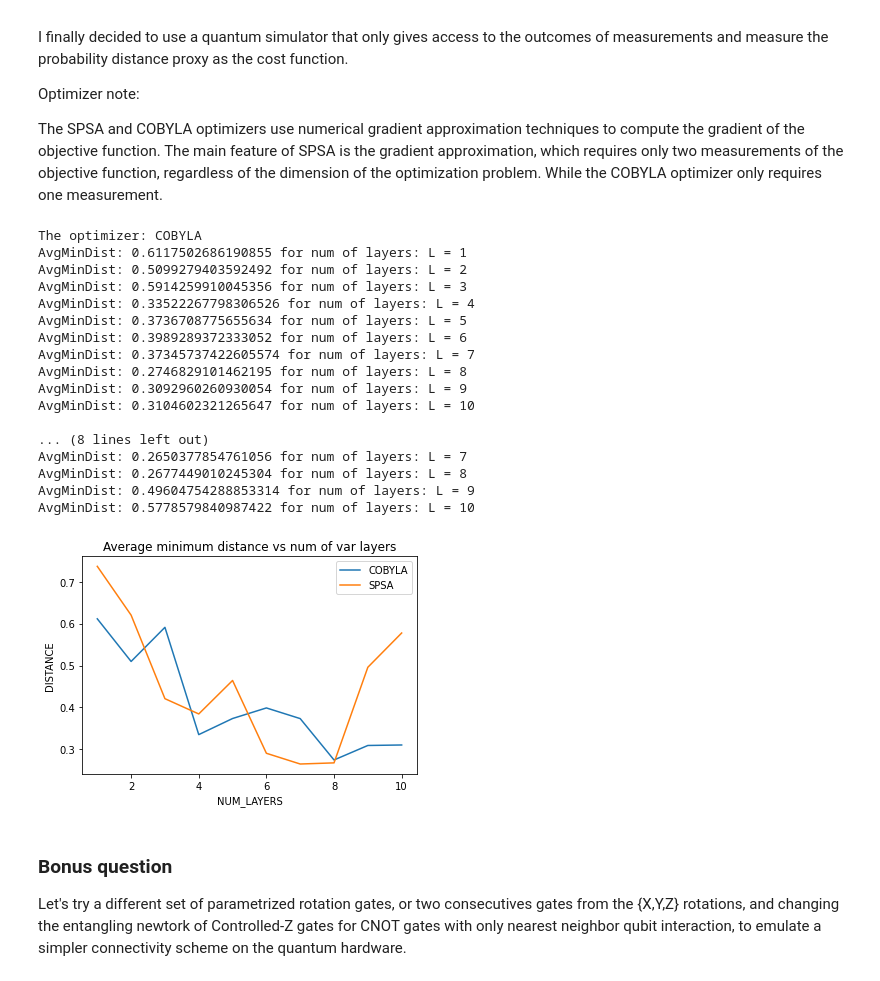
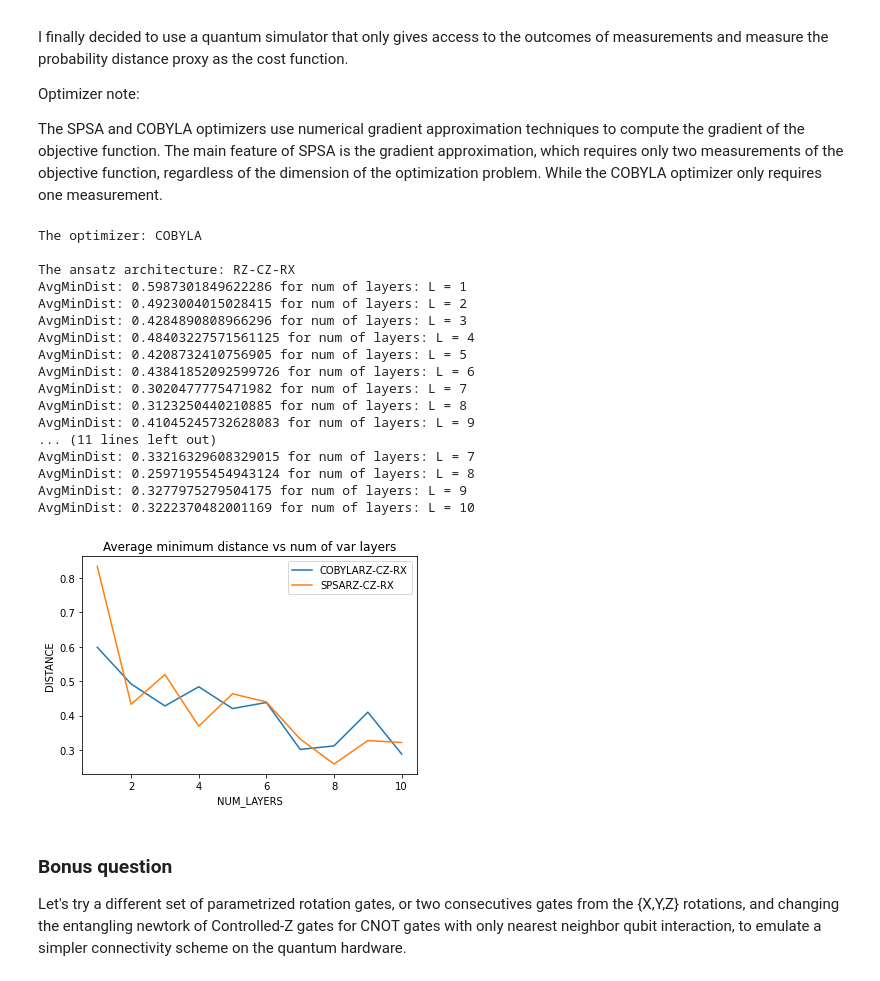
Before and after one commit to RicardoGaGu/qosf_tasks, a Jupyter notebook: Screnning task 1.ipynb, the cells around one changed output. Saved outputs shown, nothing was run; the diff lists cells and outputs as text; code cells hidden in the pictures.

Commit message:
add screening task 4, plot image, and updated screening task 1.

```diff
--- a/Screnning task 1.ipynb
+++ b/Screnning task 1.ipynb
@@ -139,7 +139,7 @@ def objective_function(params):
     params = params.reshape(n_qubits,num_layers)
     result = var_circuit.run(params)
     output_distr = get_probability_distribution(result.get_counts(var_circuit._circuit))
-    cost = sum([np.abs(output_distr[i] - target_distr[i])**2 for i in range(2**n_qubits)])
+    cost = sum([np.abs(output_distr[i] - target_distr[i]) for i in range(2**n_qubits)])
 
     return cost
 # %% [markdown]
@@ -168,74 +168,78 @@ The SPSA and COBYLA optimizers use numerical gradient approximation techniques t
 # %%
 #-------------------------------INIT PARAMETERS------------------------------------
 n_qubits = 4
-MAX_LAYERS = 15
+MAX_LAYERS = 10
 N_TRIALS = 5
 NUM_SHOTS = 1024
-N_ITERS = 500
+N_ITERS = 1000
 simulator = qiskit.Aer.get_backend('qasm_simulator')
+variational_forms = {'RZ-CZ-RX': [u1,u2]}
 optimizers = ['COBYLA','SPSA']
 fig, ax = plt.subplots()
 
 
 #-----------------GRID SEARCH FOR OPTIMIZERS CLASS AND NUM OF VARIATIONAL LAYERS---------------
 
 for name_opt in optimizers:
 
     print()
     print('The optimizer: {}'.format(name_opt))
     print()
 
-    MinDistError_vs_numlayers = []
+    for var_name, var_form in variational_forms.items():
 
-    for num_layers in range(1,MAX_LAYERS+1):
+        print('The ansatz architecture: {}'.format(var_name))
 
-        MinDistError = []
+        MinDistError_vs_numlayers = []
 
-        if name_opt == 'SPSA':
-            opt = SPSA(maxiter=N_ITERS)
-        elif name_opt == 'COBYLA':
-            opt = COBYLA(maxiter= N_ITERS)
-        if ansatz =
+        for num_layers in range(1,MAX_LAYERS+1):
 
-        for trial in range(0,N_TRIALS):
+            MinDistError = []
 
-            # Re-seed the PRNG to have different initial angle parameter
-            np.random.seed()
-            initial_params = 2*np.pi*np.random.rand(n_qubits,num_layers)
-            target_distr = random_statevector(2**n_qubits).probabilities(range(n_qubits))
-            ret = opt.optimize(num_vars= np.prod(initial_params.shape), objective_function=objective_function, initial_point=initial_params.flatten())
-            MinDistError.append(ret[1])
+            if name_opt == 'SPSA':
+                opt = SPSA(maxiter=N_ITERS)
+            elif name_opt == 'COBYLA':
+                opt = COBYLA(maxiter= N_ITERS)
 
-        avg_MinDistError = np.mean(MinDistError)
-        print('AvgMinDist: {} for num of layers: L = {}'.format(avg_MinDistError,num_layers))
-        MinDistError_vs_numlayers.append(avg_MinDistError)
+            for trial in range(0,N_TRIALS):
 
-    ax.plot(range(1,MAX_LAYERS+1),MinDistError_vs_numlayers,label=name_opt)
+                # Re-seed the PRNG to have different initial angle parameter
+                np.random.seed()
+                initial_params = 2*np.pi*np.random.rand(n_qubits,num_layers)
+                target_distr = random_statevector(2**n_qubits).probabilities(range(n_qubits))
+                ret = opt.optimize(num_vars= np.prod(initial_params.shape), objective_function=objective_function, initial_point=initial_params.flatten())
+                MinDistError.append(ret[1])
+
+            avg_MinDistError = np.mean(MinDistError)
+            print('AvgMinDist: {} for num of layers: L = {}'.format(avg_MinDistError,num_layers))
+            MinDistError_vs_numlayers.append(avg_MinDistError)
+
+        ax.plot(range(1,MAX_LAYERS+1),MinDistError_vs_numlayers,label=name_opt+' '+var_name)
 
 leg = ax.legend();
 ax.set_title('Average minimum distance vs num of var layers')
 ax.set_xlabel('NUM_LAYERS')
 ax.set_ylabel('DISTANCE');
 fig.savefig('plot_MinDistvsNumLayers_shots{}_iters{}.png'.format(NUM_SHOTS,N_ITERS))
 # %% [output]
 The optimizer: COBYLA
-AvgMinDist: 0.6117502686190855 for num of layers: L = 1
-AvgMinDist: 0.5099279403592492 for num of layers: L = 2
-AvgMinDist: 0.5914259910045356 for num of layers: L = 3
-AvgMinDist: 0.33522267798306526 for num of layers: L = 4
-AvgMinDist: 0.3736708775655634 for num of layers: L = 5
-AvgMinDist: 0.3989289372333052 for num of layers: L = 6
-AvgMinDist: 0.37345737422605574 for num of layers: L = 7
-AvgMinDist: 0.2746829101462195 for num of layers: L = 8
-AvgMinDist: 0.3092960260930054 for num of layers: L = 9
-AvgMinDist: 0.3104602321265647 for num of layers: L = 10
 
-... (8 lines left out)
-AvgMinDist: 0.2650377854761056 for num of layers: L = 7
-AvgMinDist: 0.2677449010245304 for num of layers: L = 8
-AvgMinDist: 0.49604754288853314 for num of layers: L = 9
-AvgMinDist: 0.5778579840987422 for num of layers: L = 10
+The ansatz architecture: RZ-CZ-RX
+AvgMinDist: 0.5987301849622286 for num of layers: L = 1
+AvgMinDist: 0.4923004015028415 for num of layers: L = 2
+AvgMinDist: 0.4284890808966296 for num of layers: L = 3
+AvgMinDist: 0.48403227571561125 for num of layers: L = 4
+AvgMinDist: 0.4208732410756905 for num of layers: L = 5
+AvgMinDist: 0.43841852092599726 for num of layers: L = 6
+AvgMinDist: 0.3020477775471982 for num of layers: L = 7
+AvgMinDist: 0.3123250440210885 for num of layers: L = 8
+AvgMinDist: 0.41045245732628083 for num of layers: L = 9
+... (11 lines left out)
+AvgMinDist: 0.33216329608329015 for num of layers: L = 7
+AvgMinDist: 0.25971955454943124 for num of layers: L = 8
+AvgMinDist: 0.3277975279504175 for num of layers: L = 9
+AvgMinDist: 0.3222370482001169 for num of layers: L = 10
-[figure, old version]
+[figure, new version]
 # %% [markdown]
 ### Bonus question
 
```
Also changed, not shown: 2 other files.
